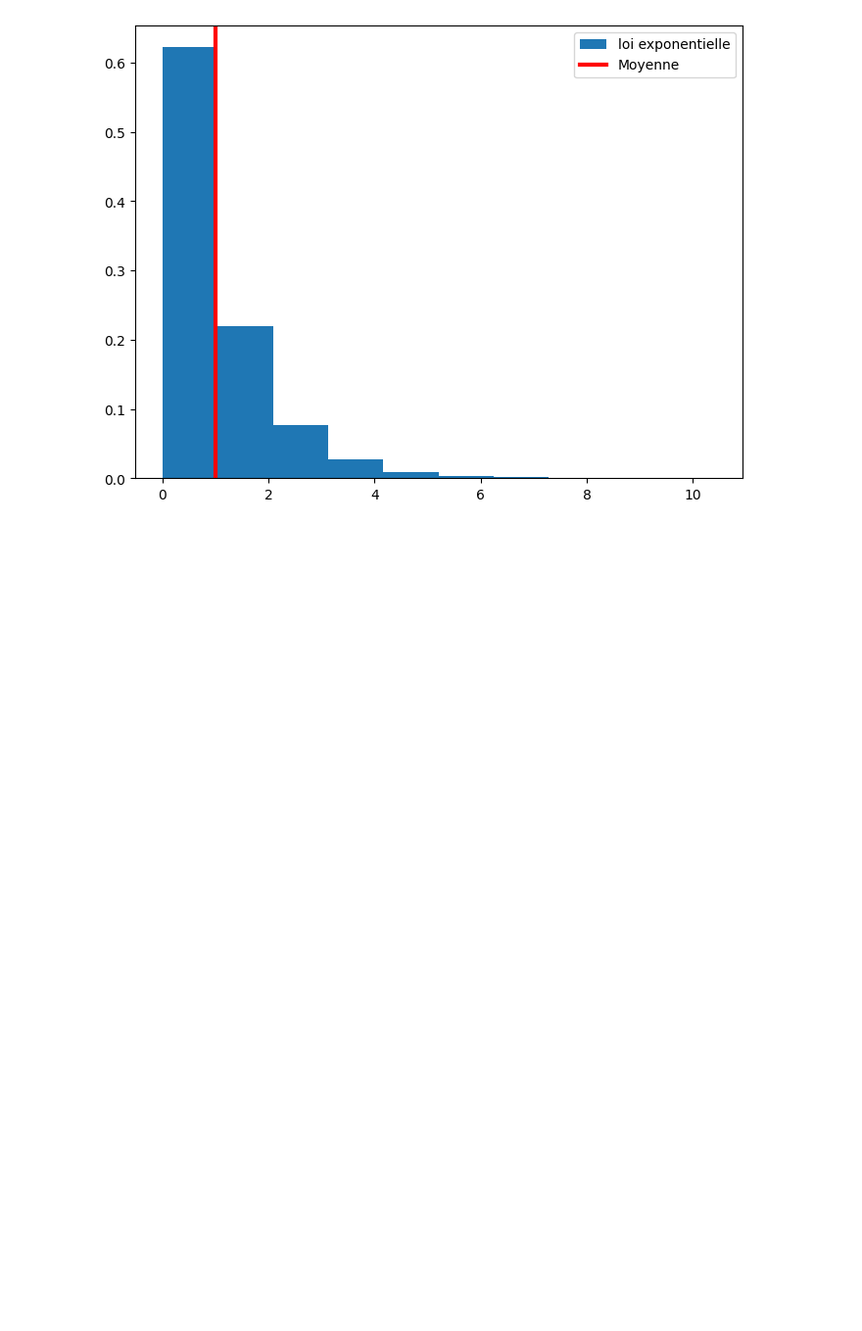
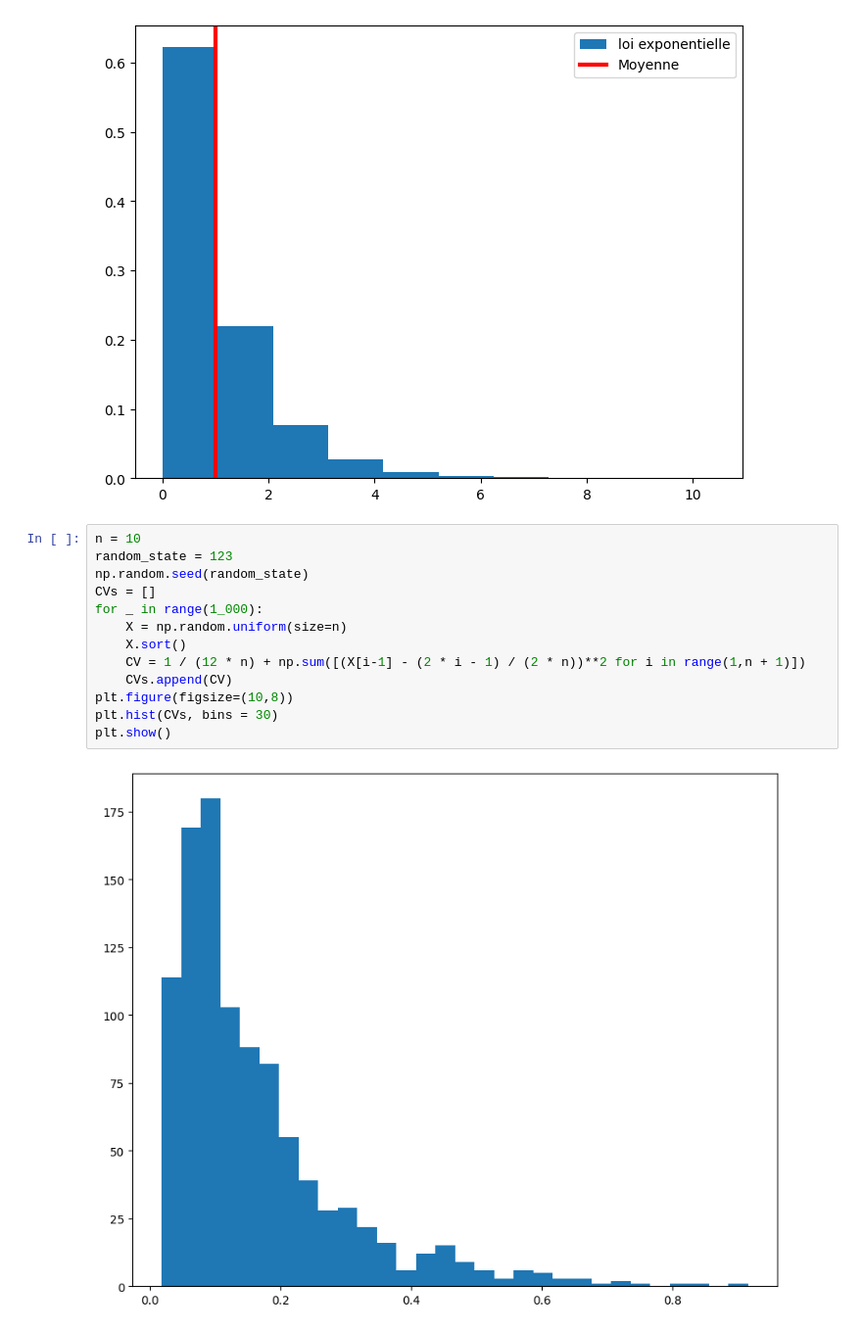
Before and after one commit to AugustinCablant/Statistics-and-Probability, a Jupyter notebook: td_stats.ipynb, the cells around one changed output. Shown: that part at 98% size. Drawn from its saved outputs; the diff is of its cells as text; blank space fills up the shorter version.

```diff
--- a/td_stats.ipynb
+++ b/td_stats.ipynb
@@ -41,3 +41,18 @@ plt.legend()
 plt.show()
 # %% [output]
 [figure]
+# %%
+n = 10
+random_state = 123
+np.random.seed(random_state)
+CVs = []
+for _ in range(1_000):
+    X = np.random.uniform(size=n)
+    X.sort()
+    CV = 1 / (12 * n) + np.sum([(X[i-1] - (2 * i - 1) / (2 * n))**2 for i in range(1,n + 1)])
+    CVs.append(CV)
+plt.figure(figsize=(10,8))
+plt.hist(CVs, bins = 30)
+plt.show()
+# %% [output]
+[figure, added]
```
